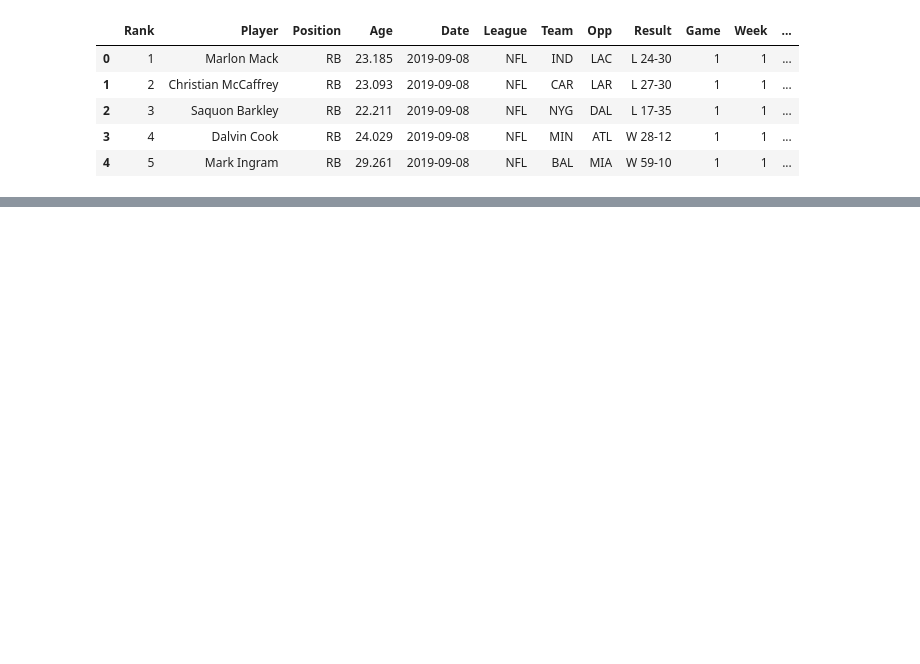
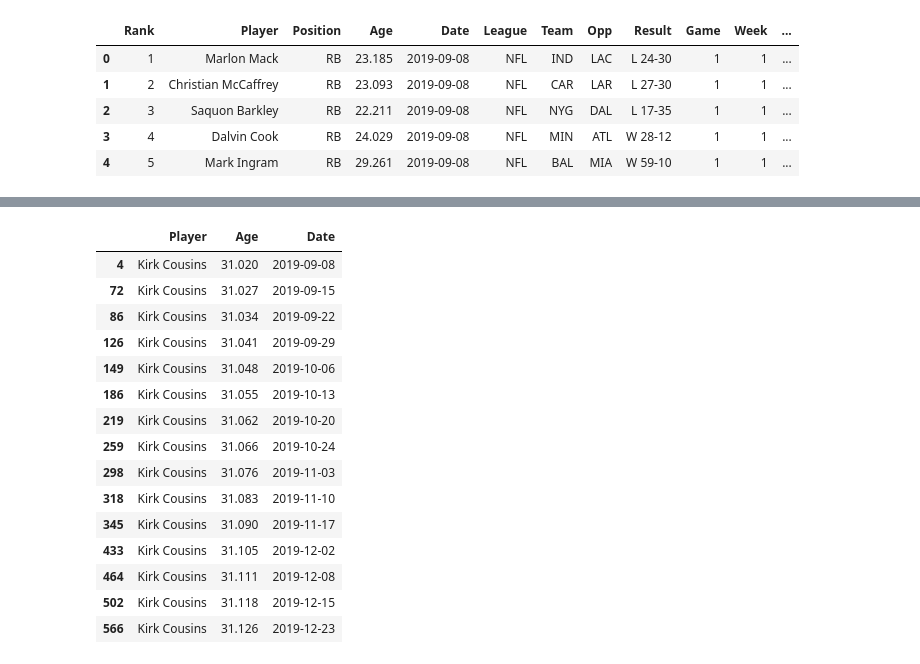
Before and after one commit to Valgueiro/dataScience_project, a Jupyter notebook: Projeto_1_dataScience.ipynb, the cells around one changed output, grey strips where cells are left out. Saved outputs shown, nothing was run; the diff lists cells and outputs as text; code cells hidden in the pictures; blank space fills up the shorter version.

```diff
--- a/Projeto_1_dataScience.ipynb
+++ b/Projeto_1_dataScience.ipynb
@@ -27,0 +101,19 @@ rbs.head()
+# %%
+qbs[qbs["Player"] == "Kirk Cousins"][["Player","Age","Date"]]
+# %% [output]
+|  | Player | Age | Date |
+| 4 | Kirk Cousins | 31.020 | 2019-09-08 |
+| 72 | Kirk Cousins | 31.027 | 2019-09-15 |
+| 86 | Kirk Cousins | 31.034 | 2019-09-22 |
+| 126 | Kirk Cousins | 31.041 | 2019-09-29 |
+| 149 | Kirk Cousins | 31.048 | 2019-10-06 |
+| 186 | Kirk Cousins | 31.055 | 2019-10-13 |
+| 219 | Kirk Cousins | 31.062 | 2019-10-20 |
+| 259 | Kirk Cousins | 31.066 | 2019-10-24 |
+| 298 | Kirk Cousins | 31.076 | 2019-11-03 |
+| 318 | Kirk Cousins | 31.083 | 2019-11-10 |
+| 345 | Kirk Cousins | 31.090 | 2019-11-17 |
+| 433 | Kirk Cousins | 31.105 | 2019-12-02 |
+| 464 | Kirk Cousins | 31.111 | 2019-12-08 |
+| 502 | Kirk Cousins | 31.118 | 2019-12-15 |
+| 566 | Kirk Cousins | 31.126 | 2019-12-23 |
```
Also changed, not shown: parts of 24 cells of this notebook.
